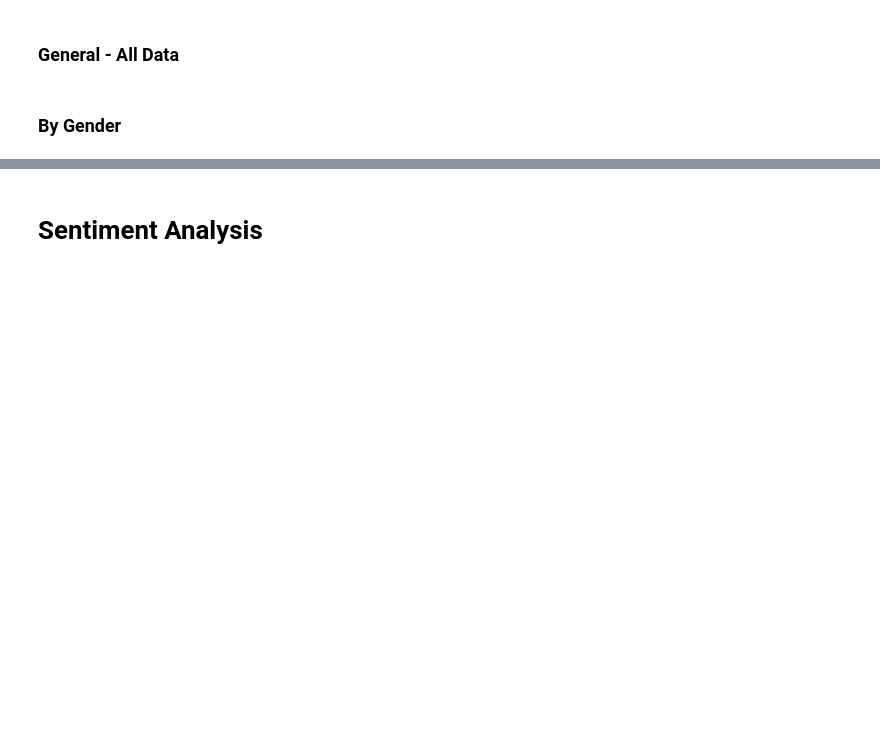
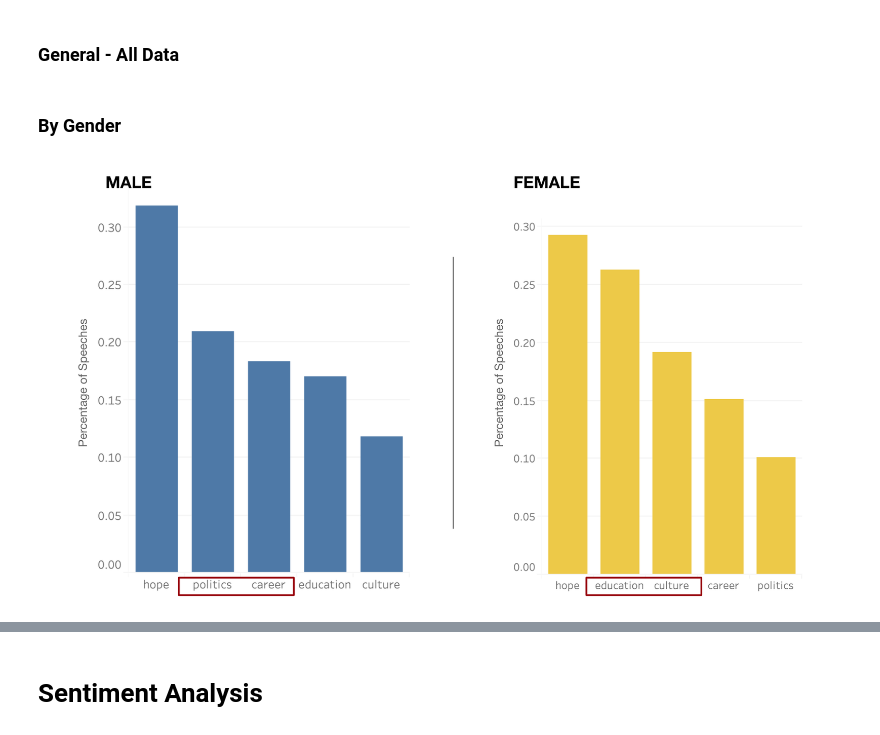
Before and after one commit to mollyliebeskind/NLP_Exploration_Leaders_and_Inspiration, a Jupyter notebook: NLP_To_Understand_The_Impact_Of_Gender_On_Leadership.ipynb, the cells around one changed output, grey strips where cells are left out. Saved outputs shown, nothing was run; the diff lists cells and outputs as text; code cells hidden in the pictures; blank space fills up the shorter version.

```diff
--- a/NLP_To_Understand_The_Impact_Of_Gender_On_Leadership.ipynb
+++ b/NLP_To_Understand_The_Impact_Of_Gender_On_Leadership.ipynb
@@ -585,3 +649,9 @@ topic_distro = pd.DataFrame({'men': full_m.top_topic.value_counts(normalize=True
 
 # export for visualization
 topic_distro.to_csv('topic_distro_gender.csv')
+# %%
+# Plots created in Tableau
+from IPython.display import Image
+Image("Screen Shot 2020-03-07 at 3.48.27 PM.png")
+# %% [output]
+[figure, added]
```
Also changed, not shown: parts of 13 cells of this notebook.
